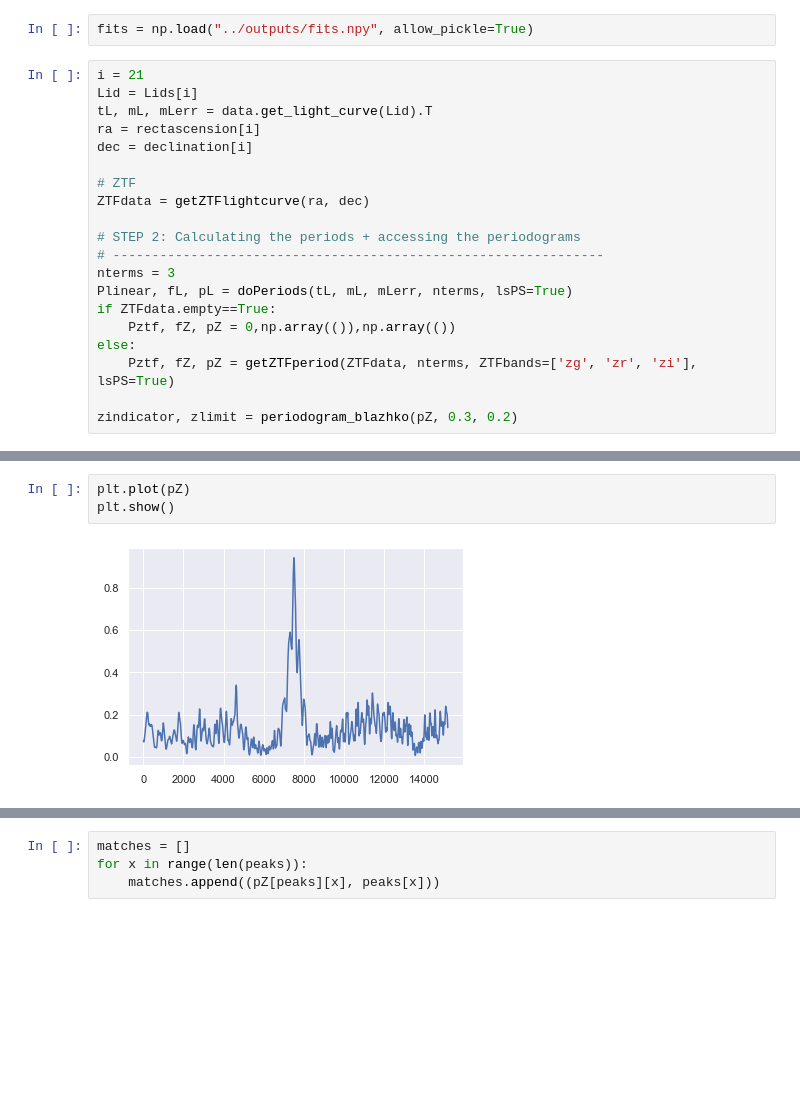
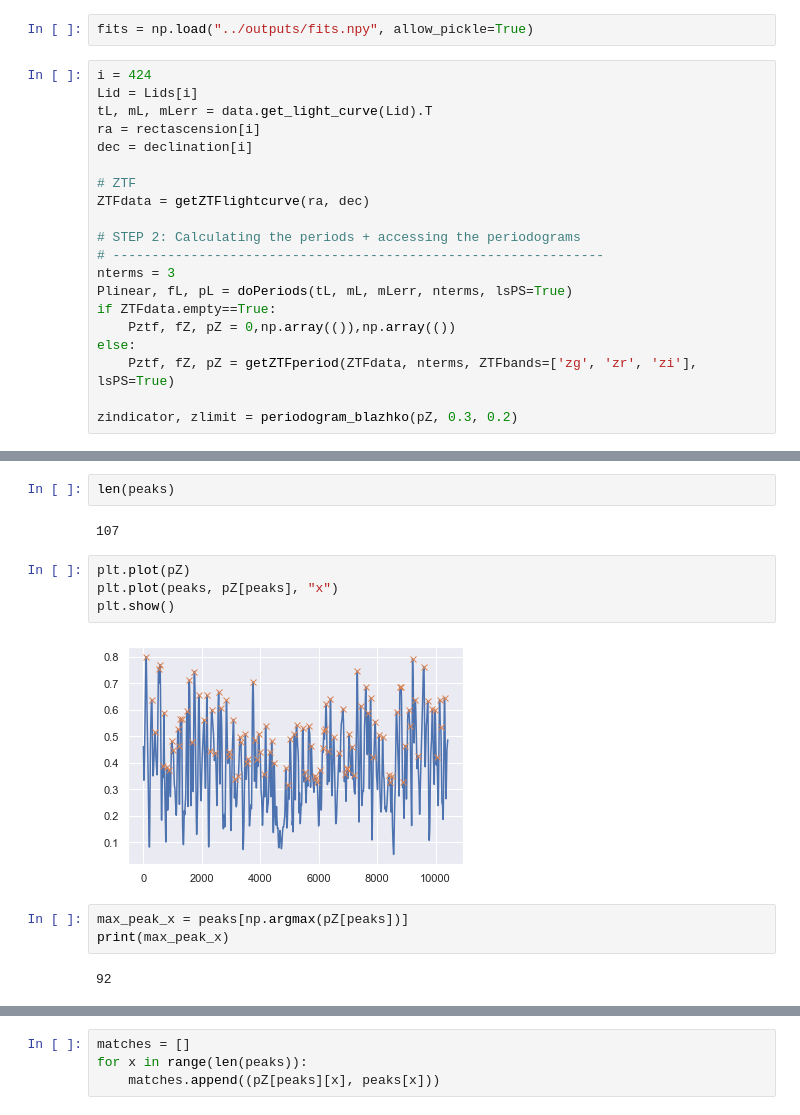
Before and after one commit to emadonev/var_stars, a Jupyter notebook: nbs/03_Analyzing_RR_Lyrae.ipynb, the cells around one changed output, grey strips where cells are left out. Drawn from its saved outputs; the diff is of its cells as text; blank space fills up the shorter version.

```diff
--- a/nbs/03_Analyzing_RR_Lyrae.ipynb
+++ b/nbs/03_Analyzing_RR_Lyrae.ipynb
@@ -270,7 +270,7 @@ periodograms = pickle.load(open("../outputs/periodograms.pkl", "rb"))
 # %%
 fits = np.load("../outputs/fits.npy", allow_pickle=True)
 # %%
-i = 21
+i = 424
 Lid = Lids[i]
 tL, mL, mLerr = data.get_light_curve(Lid).T
 ra = rectascension[i]
@@ -307,8 +322,18 @@ array([ 4633,  7322,  7517,  7764, 11433])
+# %%
+len(peaks)
+# %% [output]
+107
 # %%
 plt.plot(pZ)
+plt.plot(peaks, pZ[peaks], "x")
 plt.show()
 # %% [output]
-[figure, old version]
+[figure, new version]
+# %%
+max_peak_x = peaks[np.argmax(pZ[peaks])]
+print(max_peak_x)
+# %% [output]
+92
 # %%
 a = 0
 perc_xshift = 0.2
```
Also changed, not shown: parts of 10 cells of this notebook, 1 other file.
